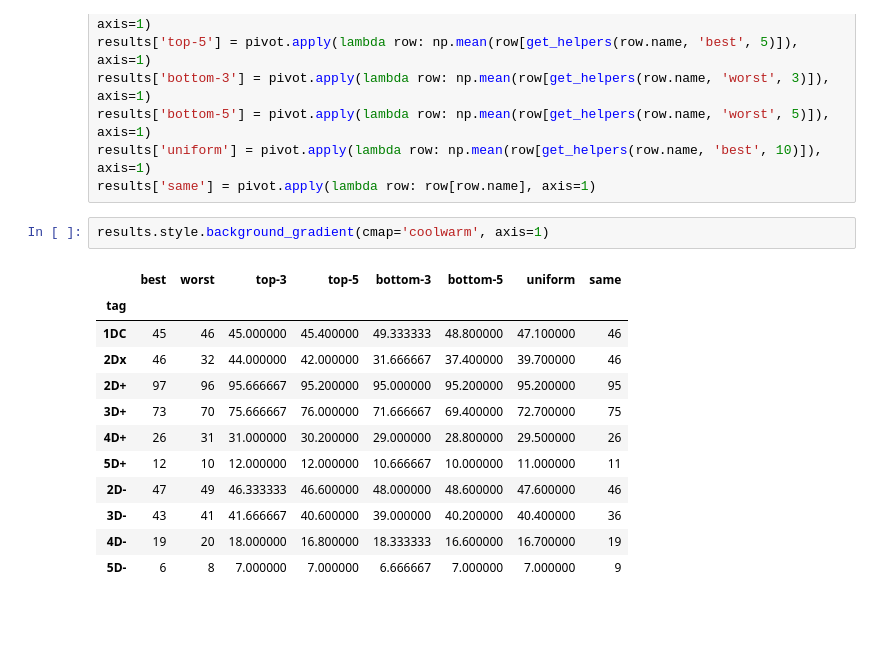
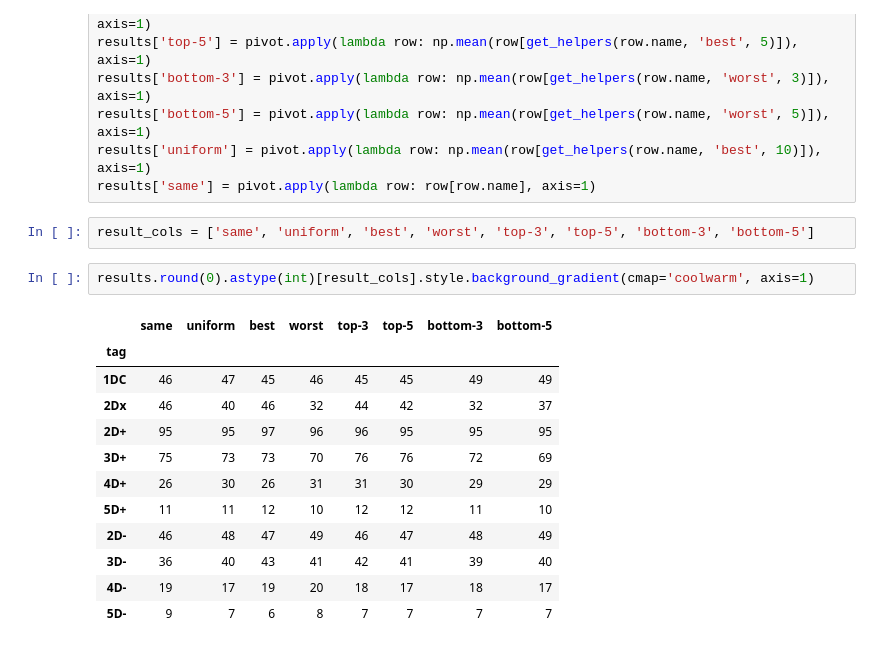
Before and after one commit to briancylui/prompt, a Jupyter notebook: analyze.ipynb, the cells around one changed output. Drawn from its saved outputs; the diff is of its cells as text; blank space fills up the shorter version.

```diff
--- a/analyze.ipynb
+++ b/analyze.ipynb
@@ -1229,18 +1231,20 @@ results['bottom-3'] = pivot.apply(lambda row: np.mean(row[get_helpers(row.name,
 results['bottom-5'] = pivot.apply(lambda row: np.mean(row[get_helpers(row.name, 'worst', 5)]), axis=1)
 results['uniform'] = pivot.apply(lambda row: np.mean(row[get_helpers(row.name, 'best', 10)]), axis=1)
 results['same'] = pivot.apply(lambda row: row[row.name], axis=1)
+# %%
+result_cols = ['same', 'uniform', 'best', 'worst', 'top-3', 'top-5', 'bottom-3', 'bottom-5']
 # %%
-results.style.background_gradient(cmap='coolwarm', axis=1)
+results.round(0).astype(int)[result_cols].style.background_gradient(cmap='coolwarm', axis=1)
 # %% [output]
-|  | best | worst | top-3 | top-5 | bottom-3 | bottom-5 | uniform | same |
+|  | same | uniform | best | worst | top-3 | top-5 | bottom-3 | bottom-5 |
 | tag |  |  |  |  |  |  |  |  |
-| 1DC | 45 | 46 | 45.000000 | 45.400000 | 49.333333 | 48.800000 | 47.100000 | 46 |
-| 2Dx | 46 | 32 | 44.000000 | 42.000000 | 31.666667 | 37.400000 | 39.700000 | 46 |
-| 2D+ | 97 | 96 | 95.666667 | 95.200000 | 95.000000 | 95.200000 | 95.200000 | 95 |
-| 3D+ | 73 | 70 | 75.666667 | 76.000000 | 71.666667 | 69.400000 | 72.700000 | 75 |
-| 4D+ | 26 | 31 | 31.000000 | 30.200000 | 29.000000 | 28.800000 | 29.500000 | 26 |
-| 5D+ | 12 | 10 | 12.000000 | 12.000000 | 10.666667 | 10.000000 | 11.000000 | 11 |
-| 2D- | 47 | 49 | 46.333333 | 46.600000 | 48.000000 | 48.600000 | 47.600000 | 46 |
-| 3D- | 43 | 41 | 41.666667 | 40.600000 | 39.000000 | 40.200000 | 40.400000 | 36 |
-| 4D- | 19 | 20 | 18.000000 | 16.800000 | 18.333333 | 16.600000 | 16.700000 | 19 |
-| 5D- | 6 | 8 | 7.000000 | 7.000000 | 6.666667 | 7.000000 | 7.000000 | 9 |
+| 1DC | 46 | 47 | 45 | 46 | 45 | 45 | 49 | 49 |
+| 2Dx | 46 | 40 | 46 | 32 | 44 | 42 | 32 | 37 |
+| 2D+ | 95 | 95 | 97 | 96 | 96 | 95 | 95 | 95 |
+| 3D+ | 75 | 73 | 73 | 70 | 76 | 76 | 72 | 69 |
+| 4D+ | 26 | 30 | 26 | 31 | 31 | 30 | 29 | 29 |
+| 5D+ | 11 | 11 | 12 | 10 | 12 | 12 | 11 | 10 |
+| 2D- | 46 | 48 | 47 | 49 | 46 | 47 | 48 | 49 |
+| 3D- | 36 | 40 | 43 | 41 | 42 | 41 | 39 | 40 |
+| 4D- | 19 | 17 | 19 | 20 | 18 | 17 | 18 | 17 |
+| 5D- | 9 | 7 | 6 | 8 | 7 | 7 | 7 | 7 |
```
Also changed, not shown: parts of 8 cells of this notebook.
